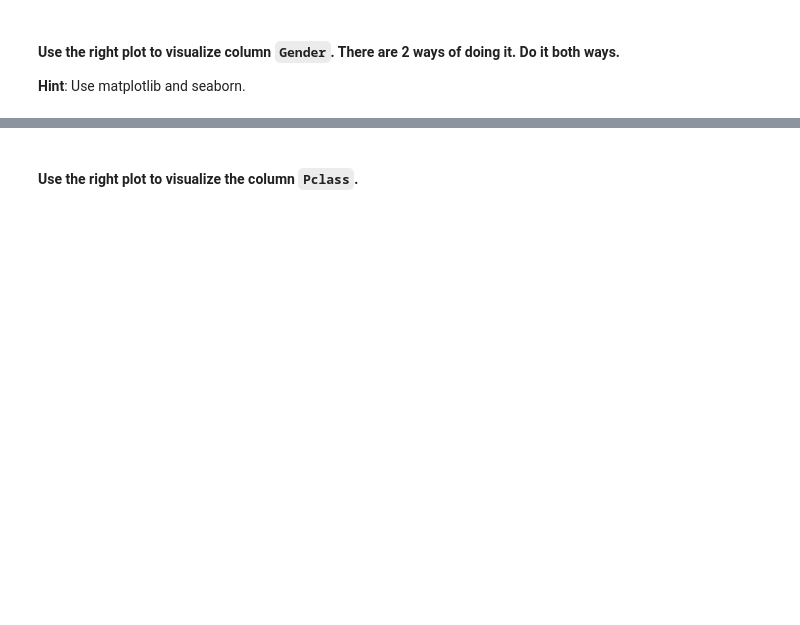
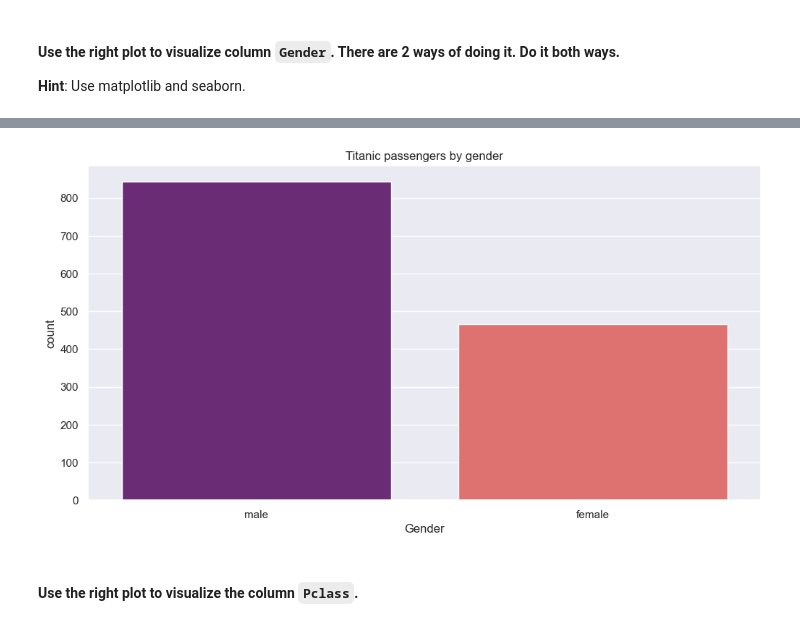
Before and after one commit to Ironhack-data-bcn-oct-2022/lab-matplotlib-seaborn, a Jupyter notebook: your-code/main.ipynb, the cells around one changed output, grey strips where cells are left out. Saved outputs shown, nothing was run; the diff lists cells and outputs as text; code cells hidden in the pictures; blank space fills up the shorter version.

```diff
--- a/your-code/main.ipynb
+++ b/your-code/main.ipynb
@@ -261,2 +249,7 @@ aaaaaaaaaaaaaaaaaaaaaaaaaaaaaaa
+# %%
+# Method 2 - seaborn
+sns.countplot(x=titanic["Gender"], palette="magma").set(title='Titanic passengers by gender');
+# %% [output]
+[figure, added]
 # %% [markdown]
 #### Use the right plot to visualize the column `Pclass`.
```
Also changed, not shown: parts of 40 cells of this notebook.
